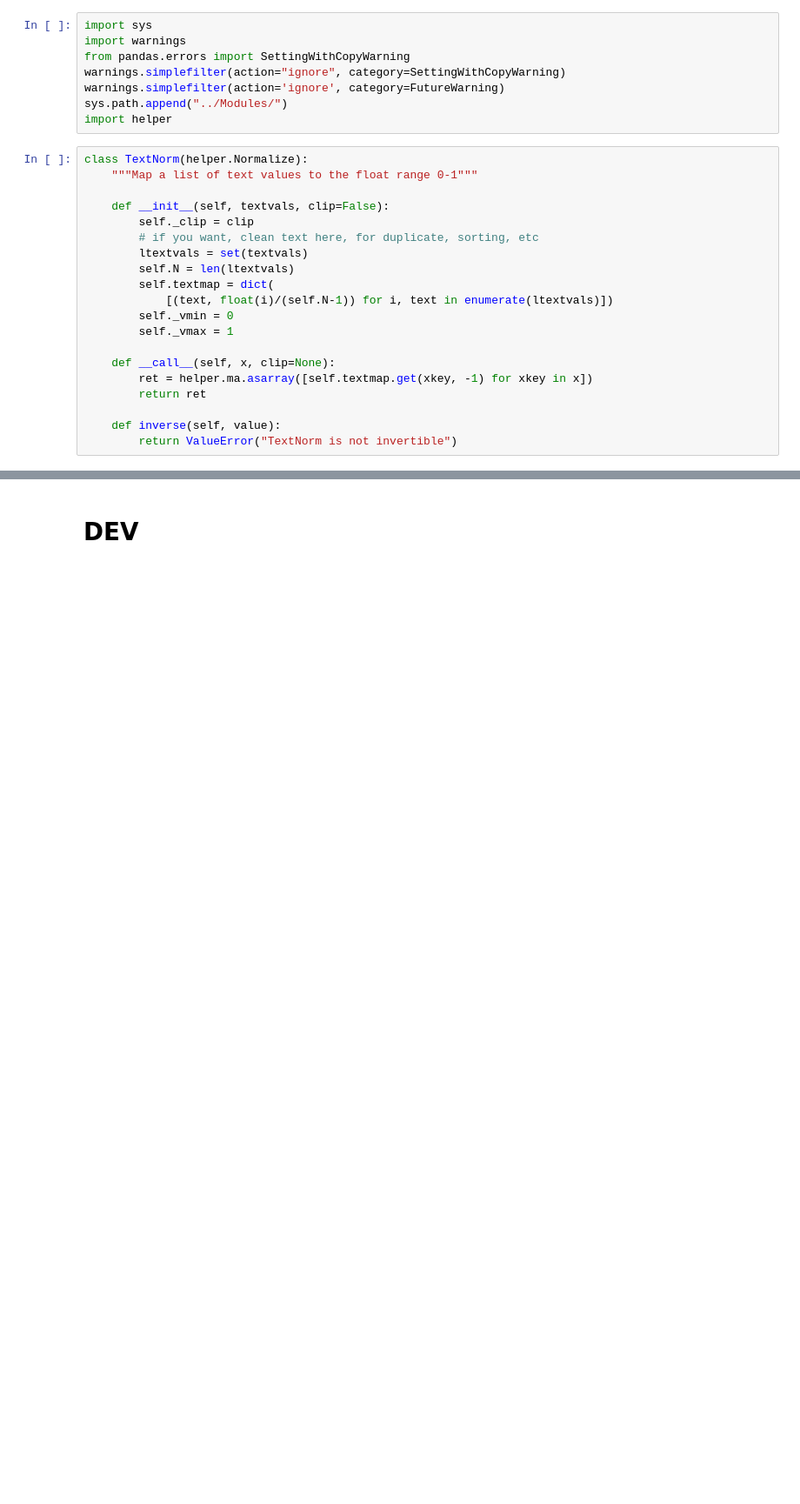
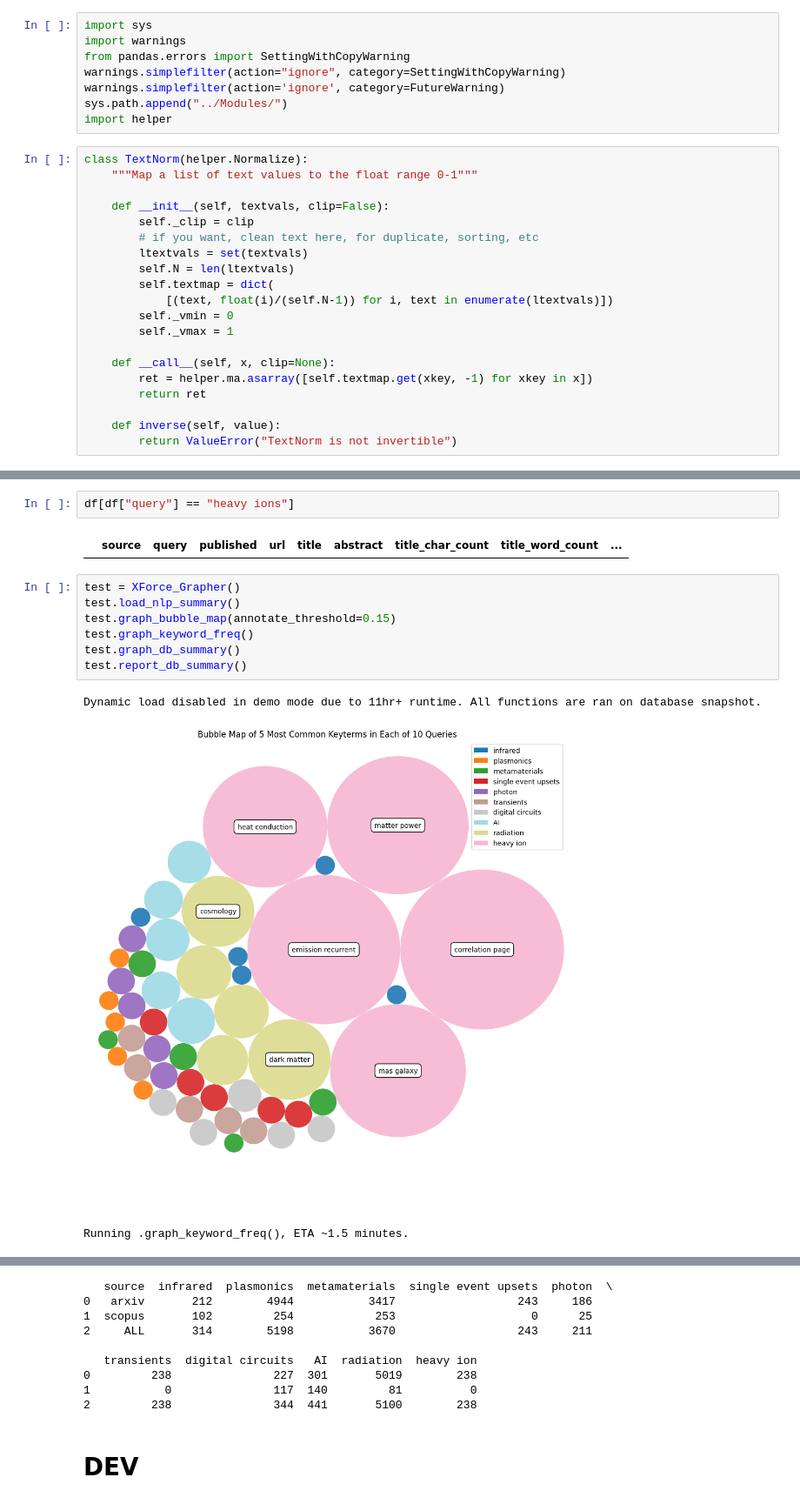
Before and after one commit to kkakdugee/x-force, a Jupyter notebook: code/Development/eda-graphing.ipynb, the cells around one changed output, grey strips where cells are left out. Shown: that part at 87% size. Drawn from its saved outputs; the diff is of its cells as text; blank space fills up the shorter version.

```diff
--- a/code/Development/eda-graphing.ipynb
+++ b/code/Development/eda-graphing.ipynb
@@ -777,0 +861,15 @@ Dynamic load disabled in demo mode due to 11hr+ runtime. All functions are ran o
+# %%
+df[df["query"] == "heavy ions"]
+# %% [output]
+|  | source | query | published | url | title | abstract | title_char_count | title_word_count | ... |
+# %%
+test = XForce_Grapher()
+test.load_nlp_summary()
+test.graph_bubble_map(annotate_threshold=0.15)
+test.graph_keyword_freq()
+test.graph_db_summary()
+test.report_db_summary()
+# %% [output]
+Dynamic load disabled in demo mode due to 11hr+ runtime. All functions are ran on database snapshot.
+[figure, added]
+Running .graph_keyword_freq(), ETA ~1.5 minutes.
@@ -778,3 +878,12 @@ Dynamic load disabled in demo mode due to 11hr+ runtime. All functions are ran o
+   source  infrared  plasmonics  metamaterials  single event upsets  photon  \
+0   arxiv       212        4944           3417                  243     186
+1  scopus       102         254            253                    0      25
+2     ALL       314        5198           3670                  243     211
+
+   transients  digital circuits   AI  radiation  heavy ion
+0         238               227  301       5019        238
+1           0               117  140         81          0
+2         238               344  441       5100        238
 # %% [markdown]
 # DEV
 # %%
```
Also changed, not shown: parts of 7 cells of this notebook, 8 other files.
